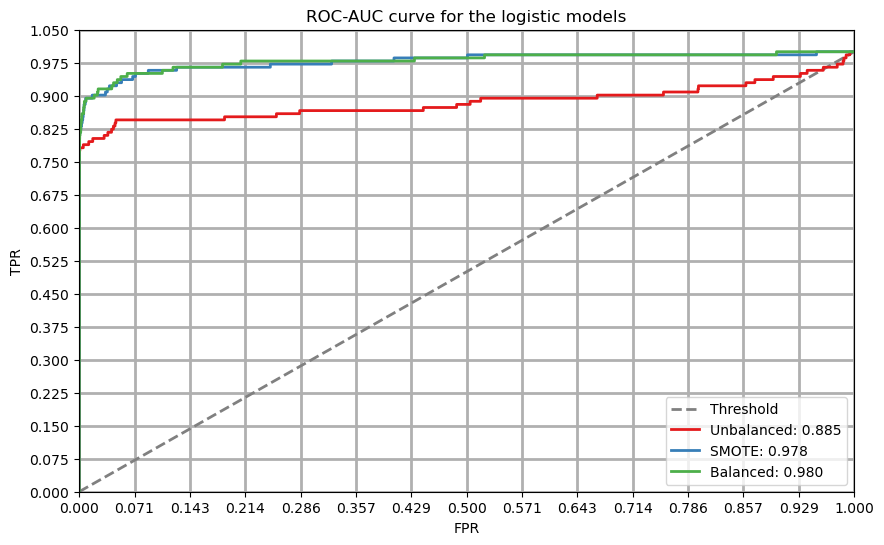
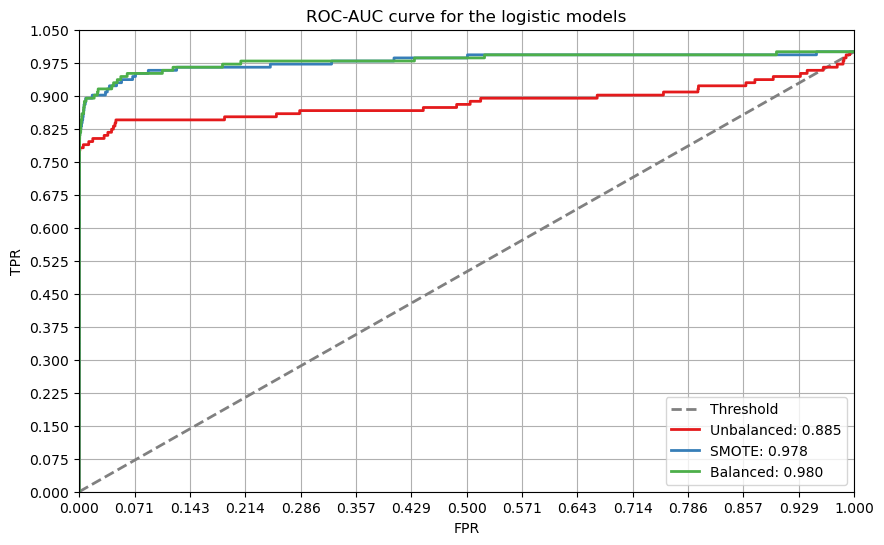
The change to this notebook cell's code, shown as a diff; its figure went from the first image to the second:
--- before
+++ after
@@ -8,5 +8,5 @@
 ax.set_title("ROC-AUC curve for the logistic models")
 ax.plot([0, 1], [0, 1], linestyle='--', linewidth=2, color='grey', label="Threshold")
-ax.grid(True, linewidth=2)
+ax.grid(True)
 ax.set_xticks(np.linspace(0, 1, 15))
 ax.set_yticks(np.linspace(0, 1.05, 15))

Commit: Begin SMOTE section